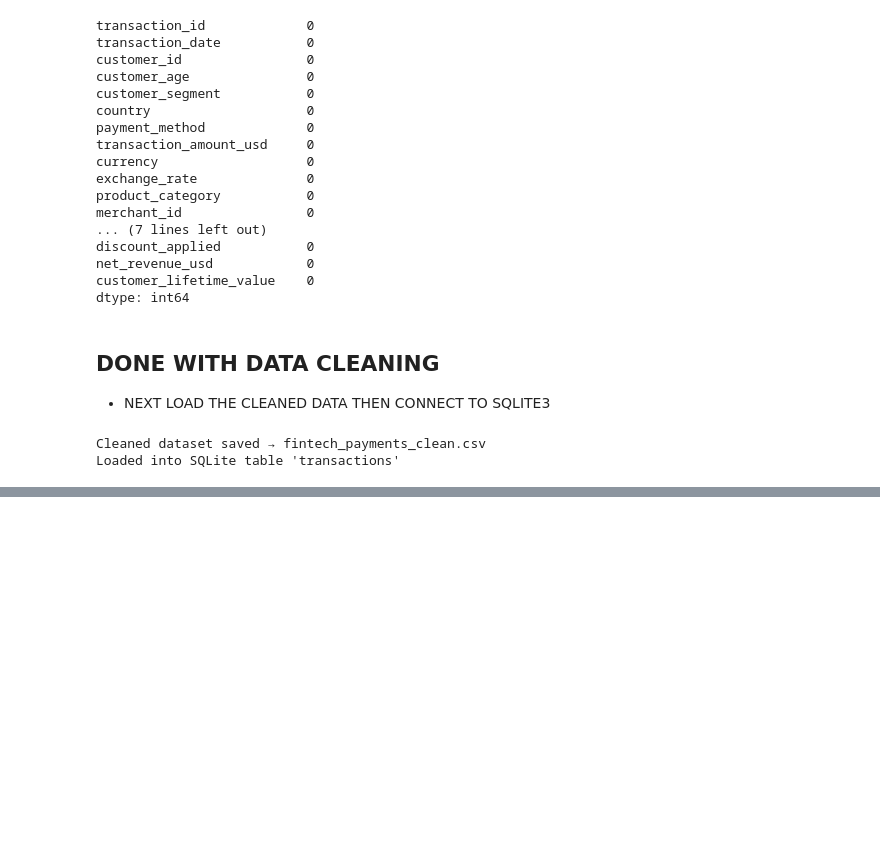
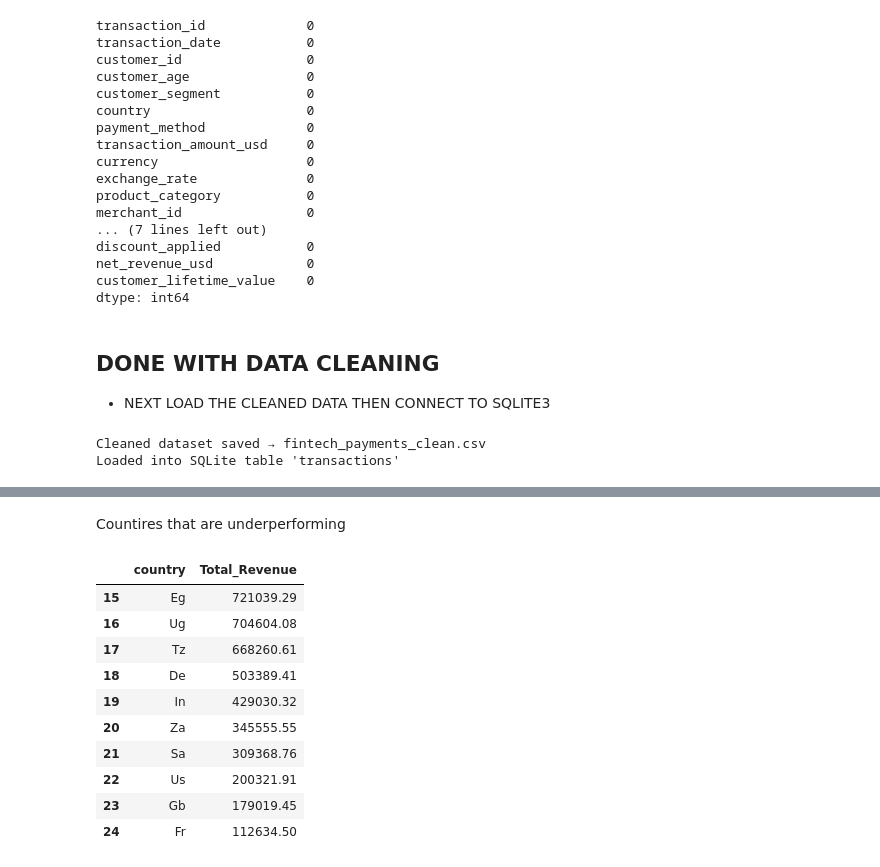
Before and after one commit to tracyvuleze2-sketch/GLOBAL_FINTECH_PROJECT, a Jupyter notebook: FinTech_Project.ipynb, the cells around one changed output, grey strips where cells are left out. Saved outputs shown, nothing was run; the diff lists cells and outputs as text; code cells hidden in the pictures; blank space fills up the shorter version.

```diff
--- a/FinTech_Project.ipynb
+++ b/FinTech_Project.ipynb
@@ -526,0 +578,16 @@ Loaded into SQLite table 'transactions'
+# %% [markdown]
+Countires that are underperforming
+# %%
+df1.tail(10)
+# %% [output]
+|  | country | Total_Revenue |
+| 15 | Eg | 721039.29 |
+| 16 | Ug | 704604.08 |
+| 17 | Tz | 668260.61 |
+| 18 | De | 503389.41 |
+| 19 | In | 429030.32 |
+| 20 | Za | 345555.55 |
+| 21 | Sa | 309368.76 |
+| 22 | Us | 200321.91 |
+| 23 | Gb | 179019.45 |
+| 24 | Fr | 112634.50 |
```
Also changed, not shown: parts of 9 cells of this notebook, 1 other file.
